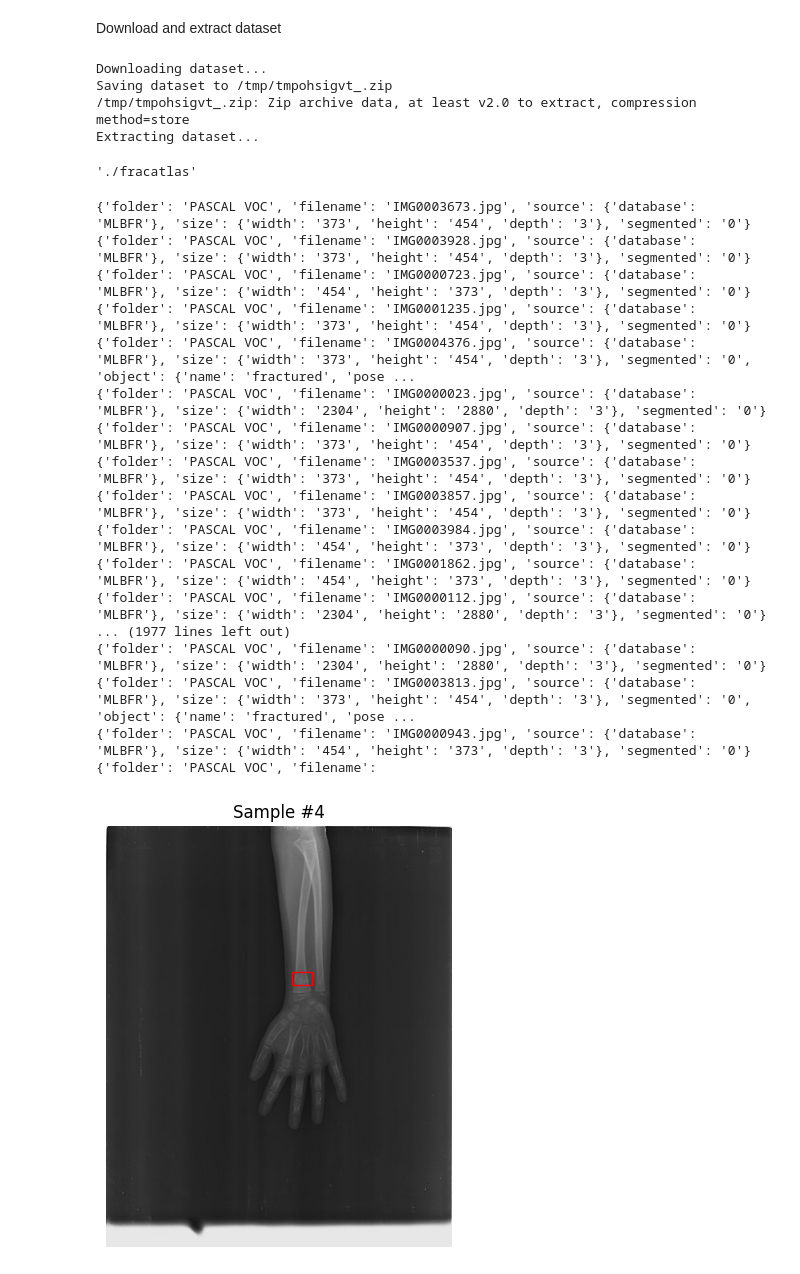
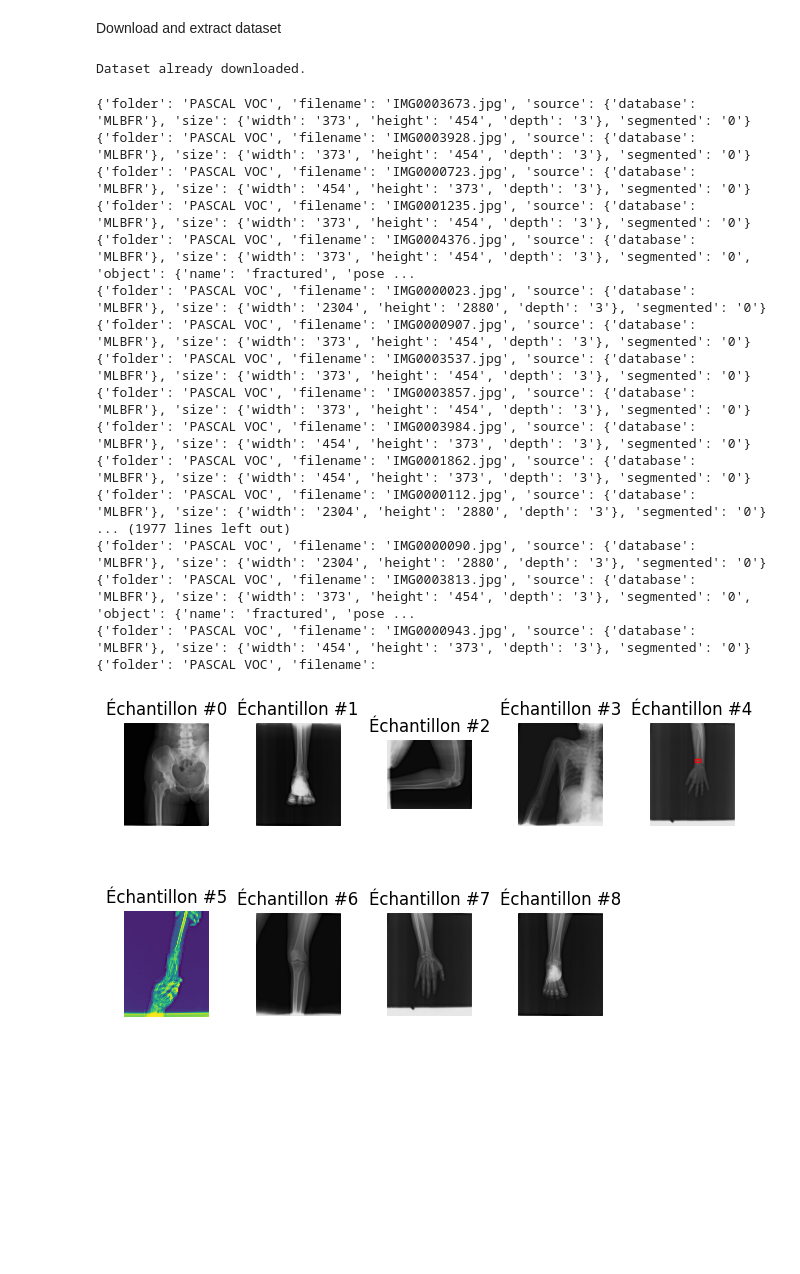
Before and after one commit to aataha0/pp-detection-fracture-recherche, a Jupyter notebook: src/dataset_preview.ipynb, the cells around one changed output. Drawn from its saved outputs; the diff is of its cells as text; code cells hidden in the pictures; blank space fills up the shorter version.

```diff
--- a/dataset.ipynb
+++ b/src/dataset_preview.ipynb
@@ -25,7 +21,7 @@ plt.ion()   # interactive mode
 Download and extract dataset
 # %%
 DATASET_URL = os.getenv("DATASET_URL", "https://figshare.com/ndownloader/files/41725659")
-DATASET_DIR = os.getenv("DATASET_DIR", "./fracatlas")
+DATASET_DIR = os.getenv("DATASET_DIR", "./../data/fracatlas")
 
 def download_and_extract_dataset(merge_images = True):
     if os.path.exists(DATASET_DIR):
@@ -65,11 +61,7 @@ def download_and_extract_dataset(merge_images = True):
 
 download_and_extract_dataset()
 # %% [output]
-Downloading dataset...
-Saving dataset to /tmp/tmpohsigvt_.zip
-/tmp/tmpohsigvt_.zip: Zip archive data, at least v2.0 to extract, compression method=store
-Extracting dataset...
+Dataset already downloaded.
-'./fracatlas'
 # %%
 # https://stackoverflow.com/a/10077069
 from collections import defaultdict
@@ -169,7 +161,7 @@ class FracAtlasDataset(Dataset):
 
         img_name = os.path.join(self.images_dir,
                                 self.images[idx]["filename"])
-        image = io.imread(img_name)
+        image = Image.open(img_name)
         print(self.images[idx])
         bbox = [list(obj["bbox"].values()) for obj in self.images[idx]["objects"]] if self.images[idx]["fractured"] else []
         bbox = np.array([bbox], dtype=float).reshape(-1, 4)
@@ -183,37 +175,36 @@ class FracAtlasDataset(Dataset):
 # %%
 frac_dataset = FracAtlasDataset()
 
 fig = plt.figure()
 
-# for i in range(9):
-i=4
-ax = plt.subplot()# 2, 5, i + 1
-plt.tight_layout()
-ax.set_title('Sample #{}'.format(i))
-ax.axis('off')
-plt.imshow(frac_dataset[i]["image"])
-for bbox in frac_dataset[i]["bbox"]:
-  x, y, w, h = pascal_voc_to_xywh(*bbox)
-  rect = patches.Rectangle((x, y), w, h, linewidth=1, edgecolor='r', facecolor='none')
-  ax.add_patch(rect)
+for i in range(9):
+  ax = plt.subplot(2, 5, i + 1)
+  plt.tight_layout()
+  ax.set_title('Échantillon #{}'.format(i))
+  ax.axis('off')
+  plt.imshow(frac_dataset[i]["image"])
+  for bbox in frac_dataset[i]["bbox"]:
+    x, y, w, h = pascal_voc_to_xywh(*bbox)
+    rect = patches.Rectangle((x, y), w, h, linewidth=1, edgecolor='r', facecolor='none')
+    ax.add_patch(rect)
 
 plt.show()
 # %% [output]
 {'folder': 'PASCAL VOC', 'filename': 'IMG0003673.jpg', 'source': {'database': 'MLBFR'}, 'size': {'width': '373', 'height': '454', 'depth': '3'}, 'segmented': '0'}
 {'folder': 'PASCAL VOC', 'filename': 'IMG0003928.jpg', 'source': {'database': 'MLBFR'}, 'size': {'width': '373', 'height': '454', 'depth': '3'}, 'segmented': '0'}
 {'folder': 'PASCAL VOC', 'filename': 'IMG0000723.jpg', 'source': {'database': 'MLBFR'}, 'size': {'width': '454', 'height': '373', 'depth': '3'}, 'segmented': '0'}
 {'folder': 'PASCAL VOC', 'filename': 'IMG0001235.jpg', 'source': {'database': 'MLBFR'}, 'size': {'width': '373', 'height': '454', 'depth': '3'}, 'segmented': '0'}
 {'folder': 'PASCAL VOC', 'filename': 'IMG0004376.jpg', 'source': {'database': 'MLBFR'}, 'size': {'width': '373', 'height': '454', 'depth': '3'}, 'segmented': '0', 'object': {'name': 'fractured', 'pose ...
 {'folder': 'PASCAL VOC', 'filename': 'IMG0000023.jpg', 'source': {'database': 'MLBFR'}, 'size': {'width': '2304', 'height': '2880', 'depth': '3'}, 'segmented': '0'}
 {'folder': 'PASCAL VOC', 'filename': 'IMG0000907.jpg', 'source': {'database': 'MLBFR'}, 'size': {'width': '373', 'height': '454', 'depth': '3'}, 'segmented': '0'}
 {'folder': 'PASCAL VOC', 'filename': 'IMG0003537.jpg', 'source': {'database': 'MLBFR'}, 'size': {'width': '373', 'height': '454', 'depth': '3'}, 'segmented': '0'}
 {'folder': 'PASCAL VOC', 'filename': 'IMG0003857.jpg', 'source': {'database': 'MLBFR'}, 'size': {'width': '373', 'height': '454', 'depth': '3'}, 'segmented': '0'}
 {'folder': 'PASCAL VOC', 'filename': 'IMG0003984.jpg', 'source': {'database': 'MLBFR'}, 'size': {'width': '454', 'height': '373', 'depth': '3'}, 'segmented': '0'}
 {'folder': 'PASCAL VOC', 'filename': 'IMG0001862.jpg', 'source': {'database': 'MLBFR'}, 'size': {'width': '454', 'height': '373', 'depth': '3'}, 'segmented': '0'}
 {'folder': 'PASCAL VOC', 'filename': 'IMG0000112.jpg', 'source': {'database': 'MLBFR'}, 'size': {'width': '2304', 'height': '2880', 'depth': '3'}, 'segmented': '0'}
 ... (1977 lines left out)
 {'folder': 'PASCAL VOC', 'filename': 'IMG0000090.jpg', 'source': {'database': 'MLBFR'}, 'size': {'width': '2304', 'height': '2880', 'depth': '3'}, 'segmented': '0'}
 {'folder': 'PASCAL VOC', 'filename': 'IMG0003813.jpg', 'source': {'database': 'MLBFR'}, 'size': {'width': '373', 'height': '454', 'depth': '3'}, 'segmented': '0', 'object': {'name': 'fractured', 'pose ...
 {'folder': 'PASCAL VOC', 'filename': 'IMG0000943.jpg', 'source': {'database': 'MLBFR'}, 'size': {'width': '454', 'height': '373', 'depth': '3'}, 'segmented': '0'}
 {'folder': 'PASCAL VOC', 'filename':
-[figure, old version]
+[figure, new version]
```
Also changed, not shown: parts of 2 cells of this notebook, 13 other files.
